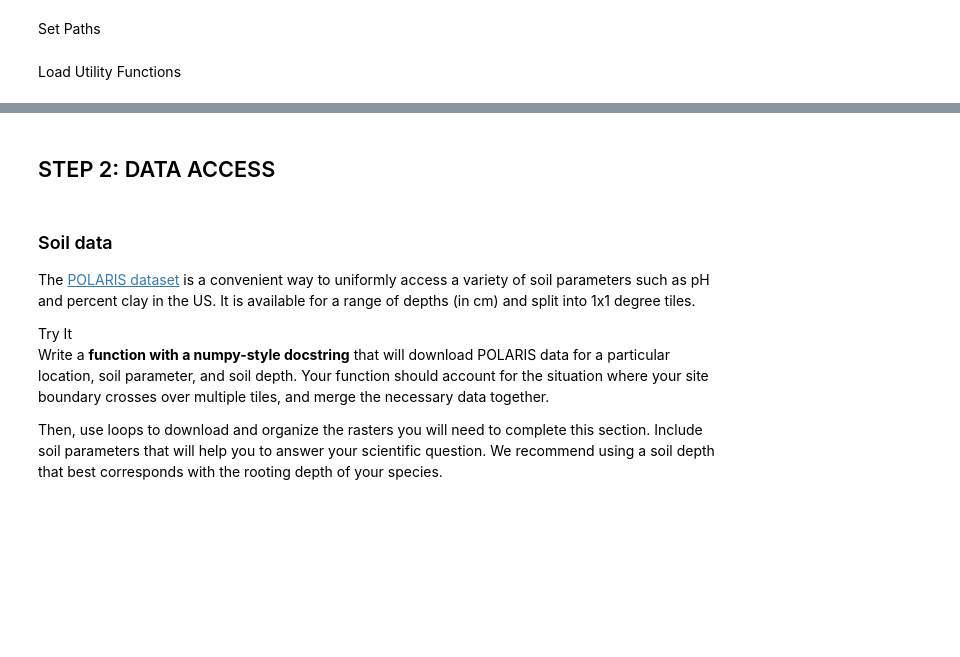
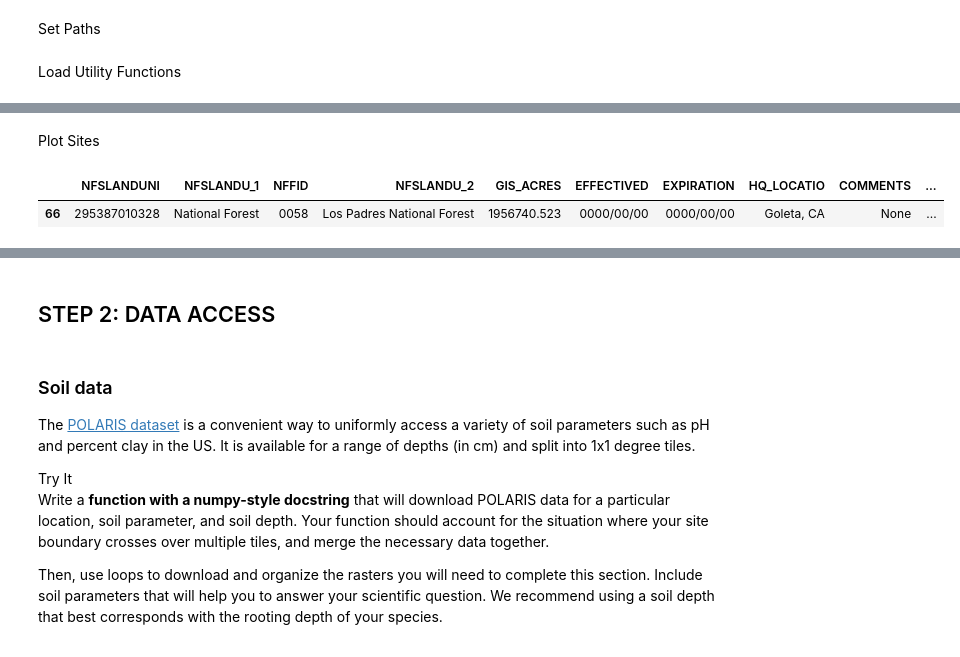
Before and after one commit to earthlab-education/habitat-suitability-lauren-alexandra, a Jupyter notebook: climate.ipynb, the cells around one changed output, grey strips where cells are left out. Cells and saved outputs as stored; diff of their text form; code cells hidden in the pictures; blank space fills up the shorter version.

```diff
--- a/climate.ipynb
+++ b/climate.ipynb
@@ -346,0 +402,11 @@ def plot_site(site_da, site_gdf, site_fig_name, plot_title,
+# %% [markdown]
+Plot Sites
+# %%
+# Los Padres National Forest
+los_padres_gdf = all_ca_units.loc[
+    all_ca_units['NFSLANDU_2'] == 'Los Padres National Forest'
+]
+los_padres_gdf
+# %% [output]
+|  | NFSLANDUNI | NFSLANDU_1 | NFFID | NFSLANDU_2 | GIS_ACRES | EFFECTIVED | EXPIRATION | HQ_LOCATIO | COMMENTS | ... |
+| 66 | 295387010328 | National Forest | 0058 | Los Padres National Forest | 1956740.523 | 0000/00/00 | 0000/00/00 | Goleta, CA | None | ... |
```
Also changed, not shown: parts of 10 cells of this notebook, 1 other file.
